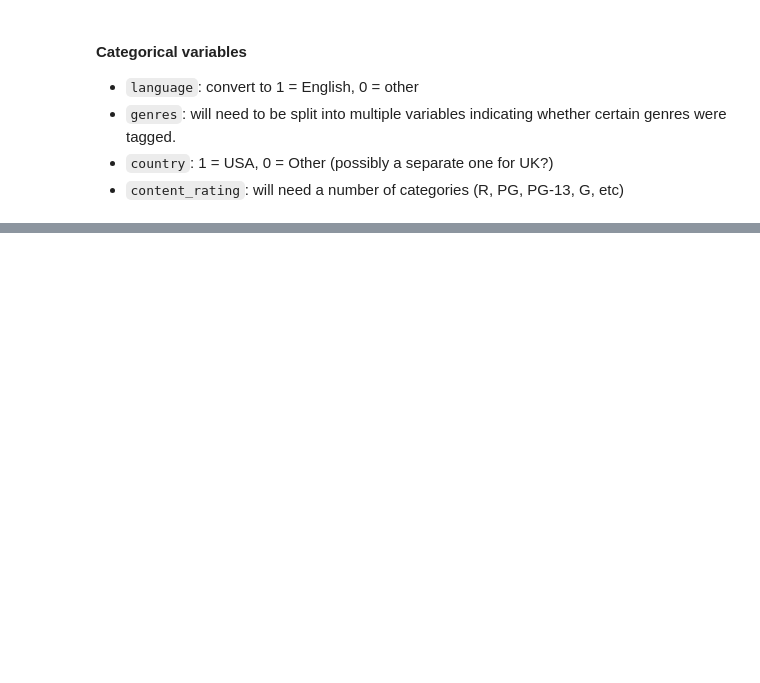
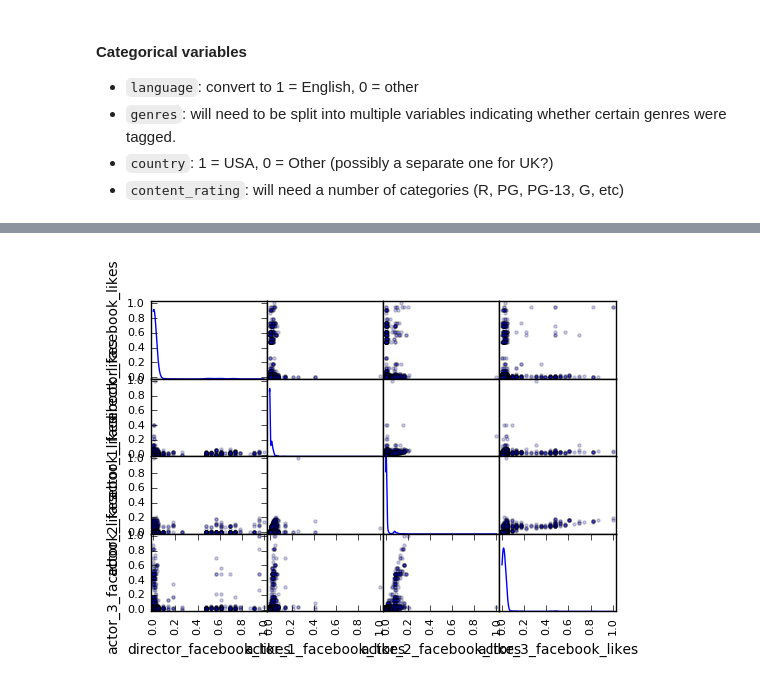
Before and after one commit to anoopctkm/machine-learning, a Jupyter notebook: projects/capstone/notebook.ipynb, the cells around one changed output, grey strips where cells are left out. Drawn from its saved outputs; the diff is of its cells as text; code cells hidden in the pictures; blank space fills up the shorter version.

```diff
--- a/projects/capstone/notebook.ipynb
+++ b/projects/capstone/notebook.ipynb
@@ -160 +162,8 @@ imdb.head(3)
 3 rows × 66 columns
+# %%
+utility.float_scatter_matrix(imdb[['director_facebook_likes',
+                                   'actor_1_facebook_likes',
+                                   'actor_2_facebook_likes',
+                                   'actor_3_facebook_likes']])
+# %% [output]
+[figure, added]
```
Also changed, not shown: parts of 14 cells of this notebook, 1 other file.
